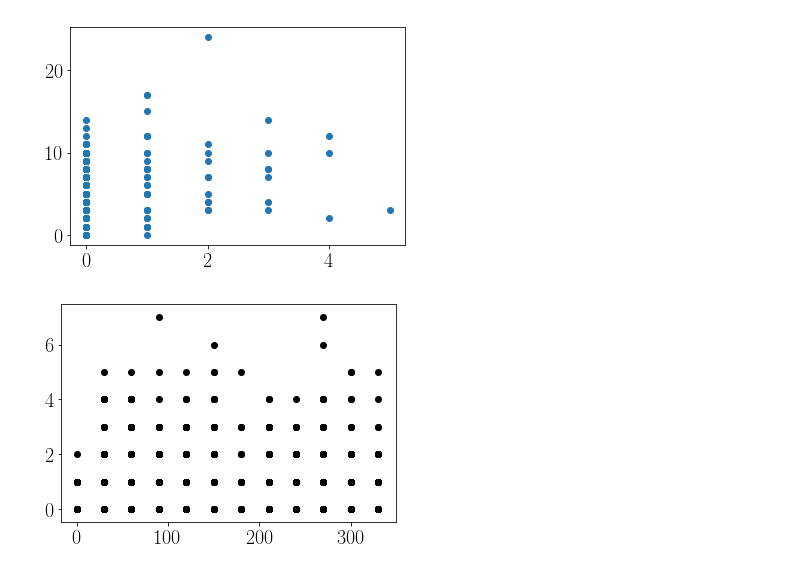
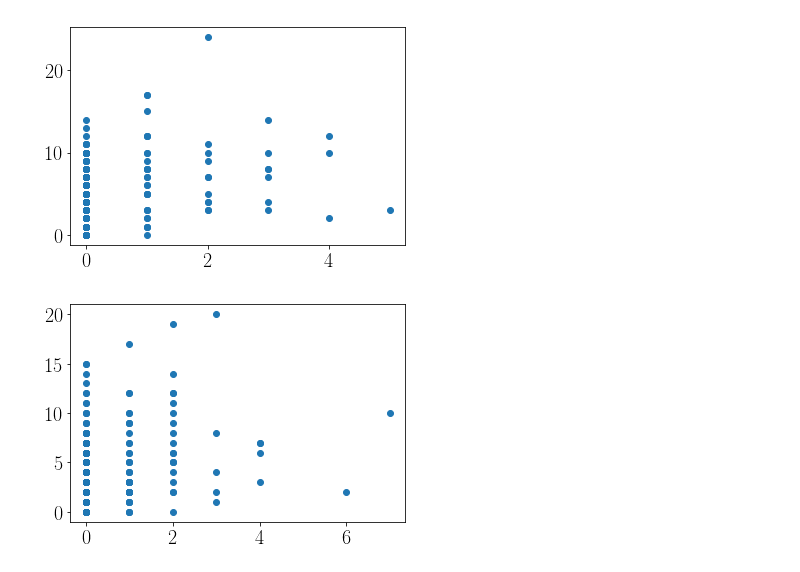
Before and after one commit to BouchardLab/neuropacks, a Jupyter notebook: pvc-11/examine_dataset.ipynb, the cells around one changed output. Saved outputs shown, nothing was run; the diff lists cells and outputs as text; code cells hidden in the pictures.

```diff
--- a/pvc-11/examine_dataset.ipynb
+++ b/pvc-11/examine_dataset.ipynb
@@ -41,8 +45,8 @@ def plot_responses_2d(neuron1, neuron2, stim=None):
 plot_responses_2d(10, 40, stim=4)
 # %% [output]
 [figure]
-# %%
-plot_tuning_curve(10)
-# %% [output]
-[figure, removed]
+# %%
+plot_responses_2d(10, 50, stim=9)
+# %% [output]
+[figure, added]
 # %%
```
Also changed, not shown: parts of 3 cells of this notebook, 2 other files.
